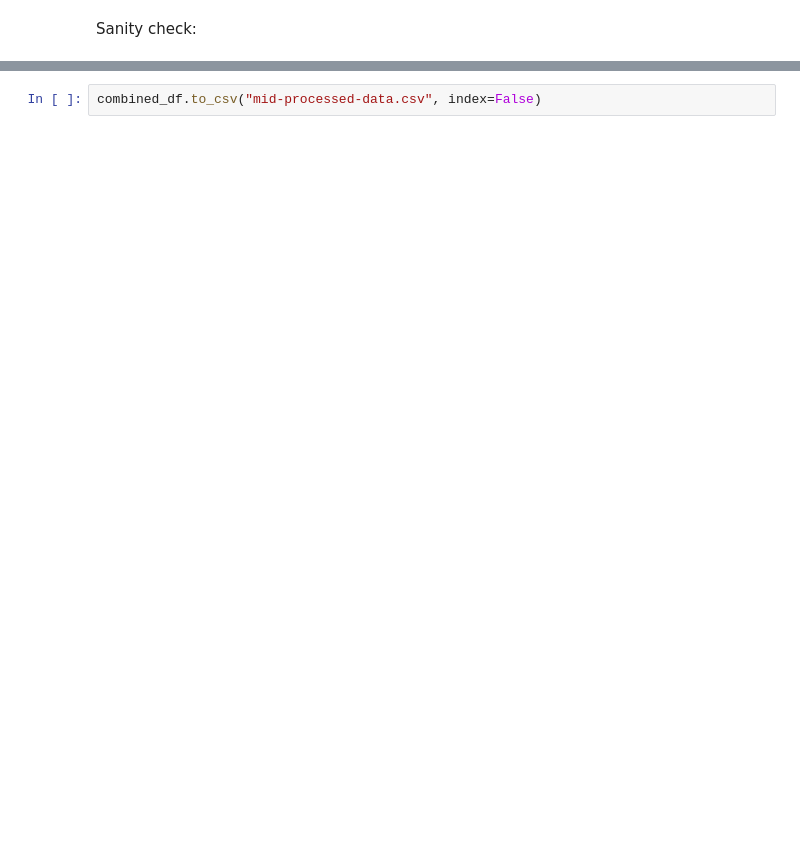
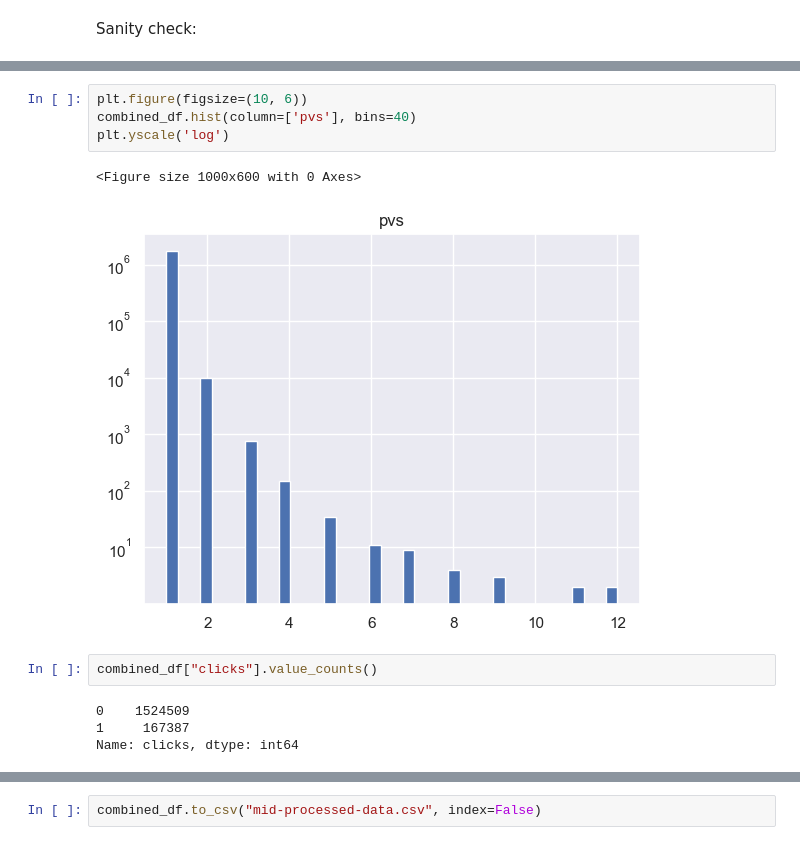
Before and after one commit to ofrizzz/Starship, a Jupyter notebook: data-cleaning.ipynb, the cells around one changed output, grey strips where cells are left out. Cells and saved outputs as stored; diff of their text form; blank space fills up the shorter version.

```diff
--- a/data-cleaning.ipynb
+++ b/data-cleaning.ipynb
@@ -185,0 +393,13 @@ spClicks => 521368
+# %%
+plt.figure(figsize=(10, 6))
+combined_df.hist(column=['pvs'], bins=40)
+plt.yscale('log')
+# %% [output]
+<Figure size 1000x600 with 0 Axes>
+[figure, added]
+# %%
+combined_df["clicks"].value_counts()
+# %% [output]
+0    1524509
+1     167387
+Name: clicks, dtype: int64
```
Also changed, not shown: parts of 82 cells of this notebook.
